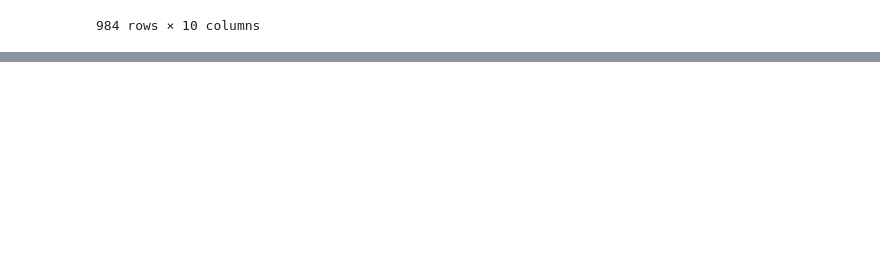
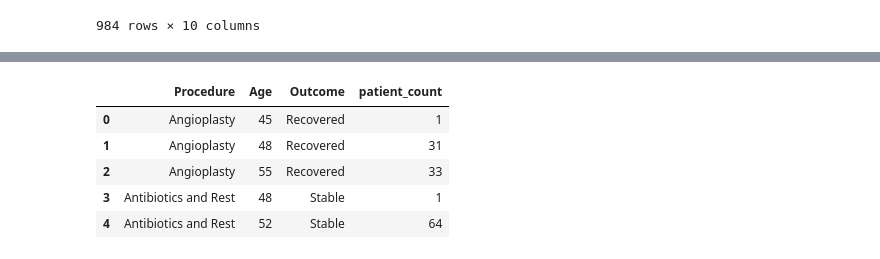
Before and after one commit to Madhu2s6361/Healthcare-Data-Analyst, a Jupyter notebook: Healthcare_Operations_Dashboard_HIPAA.ipynb, the cells around one changed output, grey strips where cells are left out. Cells and saved outputs as stored; diff of their text form; code cells hidden in the pictures; blank space fills up the shorter version.

```diff
--- a/Healthcare_Operations_Dashboard_HIPAA.ipynb
+++ b/Healthcare_Operations_Dashboard_HIPAA.ipynb
@@ -289,0 +331,18 @@ dtype: int64
+# %%
+#Add outcomes metrics
+outcome_df=(
+    df.groupby(["Procedure","Age","Outcome"])
+    .agg(
+        patient_count=("Patient_ID","nunique")
+    )
+    .reset_index()
+)
+# %%
+outcome_df.head()
+# %% [output]
+|  | Procedure | Age | Outcome | patient_count |
+| 0 | Angioplasty | 45 | Recovered | 1 |
+| 1 | Angioplasty | 48 | Recovered | 31 |
+| 2 | Angioplasty | 55 | Recovered | 33 |
+| 3 | Antibiotics and Rest | 48 | Stable | 1 |
+| 4 | Antibiotics and Rest | 52 | Stable | 64 |
```
Also changed, not shown: parts of 15 cells of this notebook.
